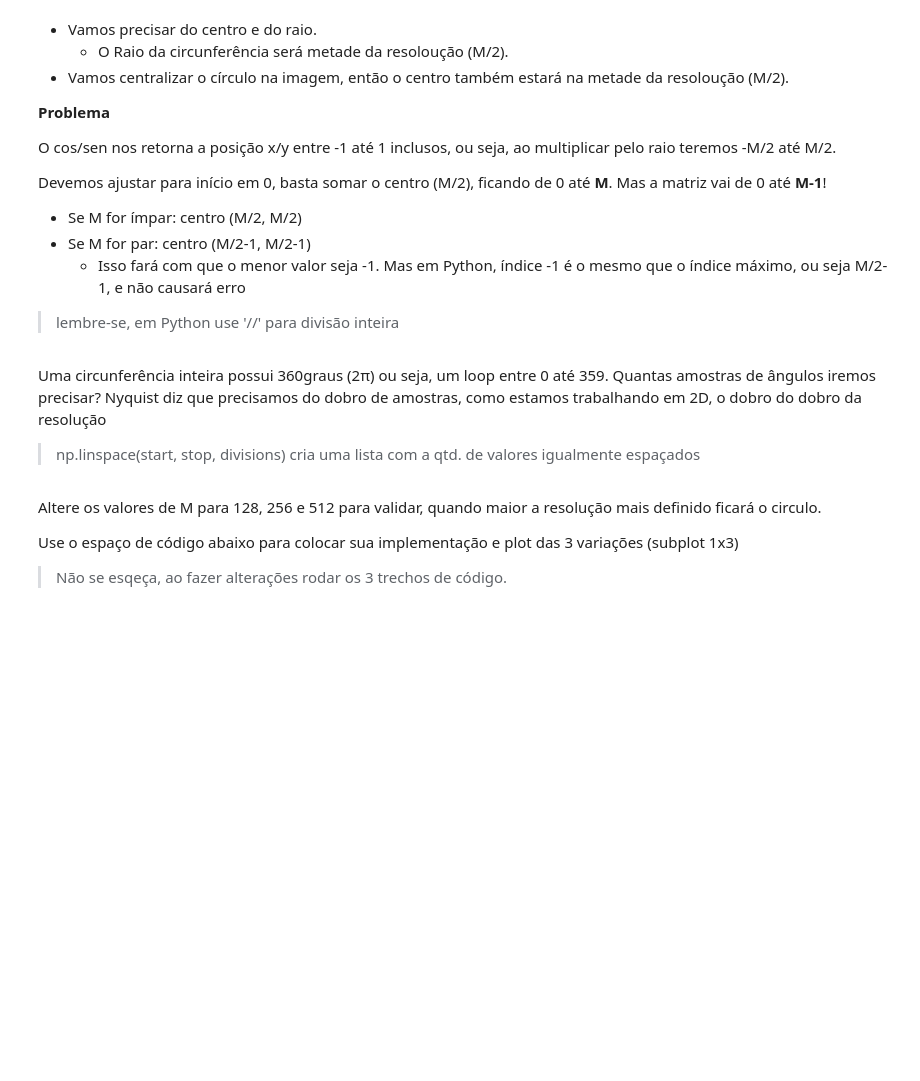
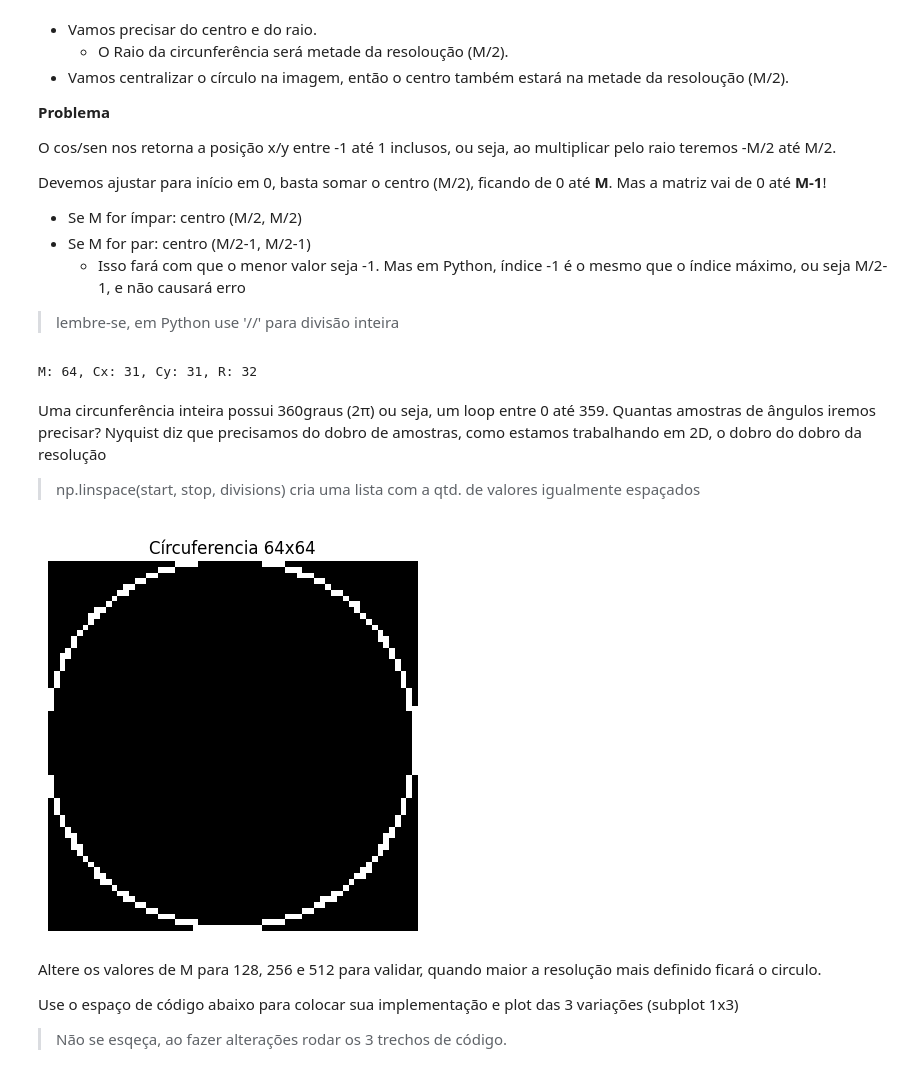
Before and after one commit to Fdark18/processamento-de-imagem-facens, a Jupyter notebook: exec02/aula2.ipynb, the cells around one changed output. Cells and saved outputs as stored; diff of their text form; code cells hidden in the pictures; blank space fills up the shorter version.

```diff
--- a/exec02/aula2.ipynb
+++ b/exec02/aula2.ipynb
@@ -71,6 +118,8 @@ Para deixar com o mesmo tamanho físico, o Matplot irá aumentar (x2, x4, x8) o
 > np.zeros((h,v), dtype=np.uint8) cria uma matriz preenchida com zeros
 # %%
 # defina a variável 'M'. Use np.zeros para criar a variável matriz 'img' de MxM
+M = 64
+img = np.zeros((M,M),dtype=np.uint8)
 # %% [markdown]
 * Vamos precisar do centro e do raio.
     * O Raio da circunferência será metade da resoloução (M/2).
@@ -89,19 +138,44 @@ Devemos ajustar para início em 0, basta somar o centro (M/2), ficando de 0 até
 > lembre-se, em Python use '//' para divisão inteira
 # %%
 # Defina a variável 'R'
+R = M//2
 # Para o centro use 'Cx' e 'Cy'.
+cx = M//2 -1
+cy = M//2 -1
 # Imprima os valores de M, Cx, Cy e R
+print(f"M: {M}, Cx: {cx}, Cy: {cy}, R: {R}")
+# %% [output]
+M: 64, Cx: 31, Cy: 31, R: 32
 # %% [markdown]
 Uma circunferência inteira possui 360graus (2&pi;) ou seja, um loop entre 0 até 359.
 Quantas amostras de ângulos iremos precisar?
 Nyquist diz que precisamos do dobro de amostras, como estamos trabalhando em 2D, o dobro do dobro da resolução
 >  np.linspace(start, stop, divisions) cria uma lista com a qtd. de valores igualmente espaçados
 # %%
+# número de amostras (Nyquist: 4*M)
+N = 4 * M
+
 # usar for com np.linspace
+for ang in np.linspace(0,359, N):
+    # Converter para Radianos
+    rad = np.deg2rad(ang)
+
+    # Calcular as coordenadas x e y
+    x = int(round(np.cos(rad) * R + cx))
+    y = int(round(np.sin(rad) * R + cy))
+
+    # Pintar pixel de branco
+    img[y, x] = 255
 # converter de graus para radianos
 # calcular x (cos) e y (sen) dos angulos (não esqueça de arredondar, multiplicar por R e ajustar o centro)
 # pinte de branco nas corrdenadas calculadas
 # imprima com matplot
+plt.imshow(img, cmap='gray')
+plt.title("Círcuferencia 64x64")
+plt.axis('off')
+plt.show()
+# %% [output]
+[figure, added]
 # %% [markdown]
 Altere os valores de M para 128, 256 e 512 para validar, quando maior a resolução mais definido ficará o circulo.
 
```
Also changed, not shown: parts of 3 cells of this notebook.
